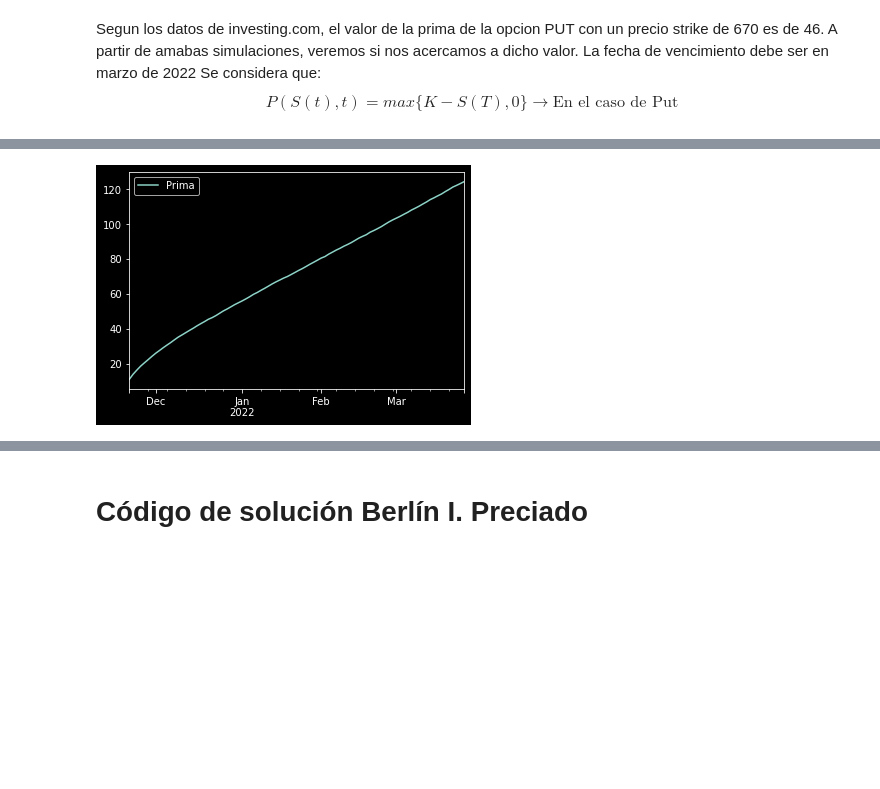
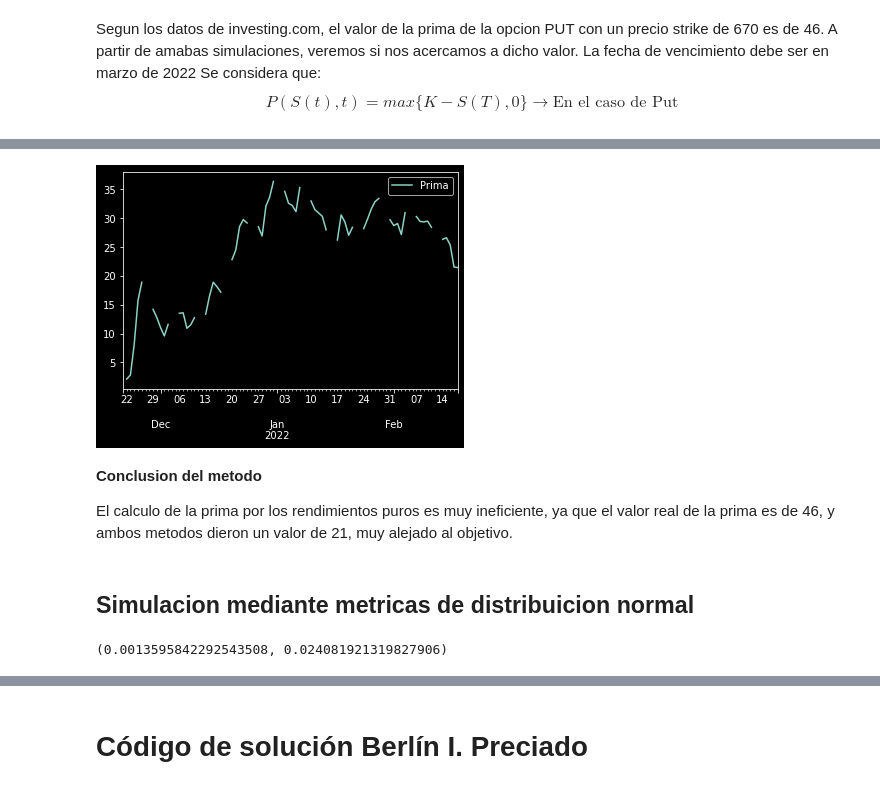
Before and after one commit to CuauhtemocCC/Tarea8_CCORRALES_BIPRECIADO, a Jupyter notebook: Tarea8_CCorrales_BIPreciado.ipynb, the cells around one changed output, grey strips where cells are left out. Drawn from its saved outputs; the diff is of its cells as text; code cells hidden in the pictures; blank space fills up the shorter version.

```diff
--- a/Tarea8_CCorrales_BIPreciado.ipynb
+++ b/Tarea8_CCorrales_BIPreciado.ipynb
@@ -72,8 +72,8 @@ plt.style.use(['dark_background'])
 ticker = ['NFLX']
 start_date = '2017-01-01'
 
-closes_aapl = get_adj_closes(ticker, start_date)
-closes_aapl.plot(figsize=(8,5));
+closes_net = get_adj_closes(ticker, start_date)
+closes_net.plot(figsize=(8,5));
 plt.legend(ticker);
 # %% [output]
 [figure]
@@ -143,7 +143,7 @@ dt = 1; # Rendimiento diario
 Z = np.random.randn(ndays,nscen)  # Z ~ N(0,1)
 # Simulación normal de los rendimientos
 Ri_dt = pd.DataFrame(mu_R*dt+Z*sigma_R*np.sqrt(dt),index=dates)
-S_0 = closes_aapl.iloc[-1,0]
+S_0 = closes_net.iloc[-1,0]
 S_T = S_0*(1+Ri_dt).cumprod()
 S_T.head()
 # %% [output]
@@ -158,7 +158,7 @@ S_T.head()
 **Calculo de rendimientos logaritmicos y su simulacion de precios**
 # %%
 # Calculo de rendimientos logaritmicos
-ri = calc_daily_ret(closes_aapl)
+ri = calc_daily_ret(closes_net)
 mu_r = ri.mean()[0]
 sigma_r = ri.std()[0]
 
@@ -196,7 +196,7 @@ Name: 2022-03-25 00:00:00, dtype: float64
 # Simulacion mediante rendimientos logaritmicos
 strike = 670
 put_l = pd.DataFrame({'Prima':np.exp(-mu_r*ndays) \
-              *np.fmax(0, S_T2-strike).mean(axis=1)}, index=dates)
+              *np.fmax(0, strike-S_T2).mean(axis=1)}, index=dates)
 put_l.plot();
 put_l.iloc[-1]
 # %% [output]
@@ -205 +205,15 @@ Name: 2022-03-25 00:00:00, dtype: float64
-[figure, old version]
+[figure, new version]
+# %% [markdown]
+**Conclusion del metodo**
+
+El calculo de la prima por los rendimientos puros es muy ineficiente, ya que el valor real de la prima es de 46, y ambos metodos dieron un valor de 21, muy alejado al objetivo.
+# %% [markdown]
+## Simulacion mediante metricas de distribuicion normal
+# %%
+# Para esta etapa se usaran los rendimientos logaritmicos
+ri = calc_daily_ret(closes_net)
+mu = ri.mean()[0]
+sigma = ri.std()[0]
+mu,sigma
+# %% [output]
+(0.0013595842292543508, 0.024081921319827906)
```
Also changed, not shown: parts of 33 cells of this notebook.
